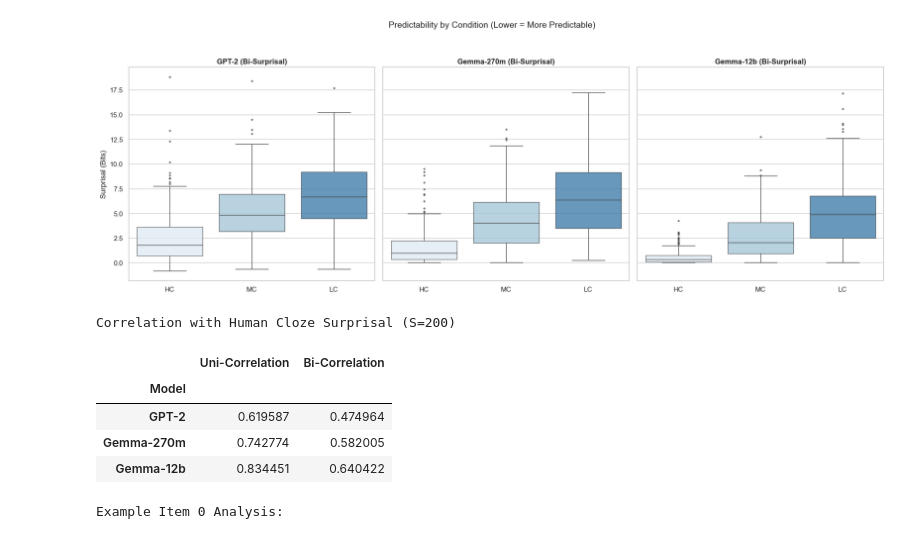
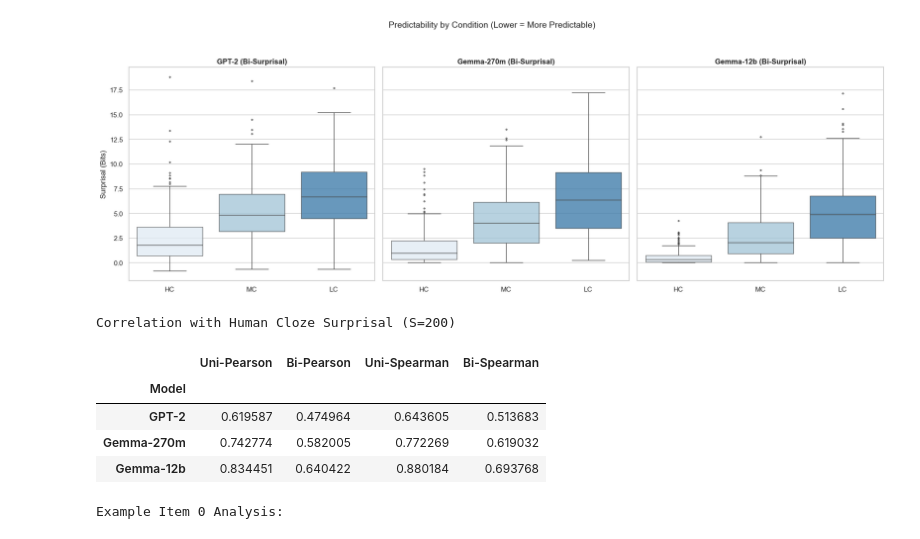
Before and after one commit to theraSara/SwP-Project, a Jupyter notebook: result_analysis.ipynb, the cells around one changed output. Drawn from its saved outputs; the diff is of its cells as text; code cells hidden in the pictures.

```diff
--- a/result_analysis.ipynb
+++ b/result_analysis.ipynb
@@ -139,30 +139,40 @@ else:
 # %% [output]
 [figure]
 # %%
-# 4. Correlation Analysis
 print("Correlation with Human Cloze Surprisal (S=200)")
 corr_data = []
+
 for name, df in dfs.items():
     u_col = f"uni_surprisal"
     b_col = f"bi_surprisal"
     cloze_col = 'cloze_surprisal'
-
     valid = df.dropna(subset=[u_col, b_col, cloze_col])
 
-    r_uni, _ = pearsonr(valid[cloze_col], valid[u_col])
-    r_bi, _ = pearsonr(valid[cloze_col], valid[b_col])
+    # Pearson (Linear correlation)
+    r_uni_pearson, p_uni_p = pearsonr(valid[cloze_col], valid[u_col])
+    r_bi_pearson, p_bi_p = pearsonr(valid[cloze_col], valid[b_col])
 
-    corr_data.append({"Model": name, "Uni-Correlation": r_uni, "Bi-Correlation": r_bi})
+    # Spearman (Rank correlation)
+    r_uni_spearman, p_uni_s = spearmanr(valid[cloze_col], valid[u_col])
+    r_bi_spearman, p_bi_s = spearmanr(valid[cloze_col], valid[b_col])
+
+    corr_data.append({
+        "Model": name,
+        "Uni-Pearson": r_uni_pearson,
+        "Bi-Pearson": r_bi_pearson,
+        "Uni-Spearman": r_uni_spearman,
+        "Bi-Spearman": r_bi_spearman
+    })
 
 corr_df = pd.DataFrame(corr_data).set_index("Model")
 display(corr_df.style.background_gradient(cmap='Blues'))
 # %% [output]
 Correlation with Human Cloze Surprisal (S=200)
-|  | Uni-Correlation | Bi-Correlation |
-| Model |  |  |
-| GPT-2 | 0.619587 | 0.474964 |
-| Gemma-270m | 0.742774 | 0.582005 |
-| Gemma-12b | 0.834451 | 0.640422 |
+|  | Uni-Pearson | Bi-Pearson | Uni-Spearman | Bi-Spearman |
+| Model |  |  |  |  |
+| GPT-2 | 0.619587 | 0.474964 | 0.643605 | 0.513683 |
+| Gemma-270m | 0.742774 | 0.582005 | 0.772269 | 0.619032 |
+| Gemma-12b | 0.834451 | 0.640422 | 0.880184 | 0.693768 |
 # %%
 # 5. Metadata Inspection with Logit Tracking
 meta_dict = {k: torch.load(f"data_output/bk21_with_{s}_metadata.pt", weights_only=False)
```
Also changed, not shown: parts of 1 cell of this notebook, 2 other files.
